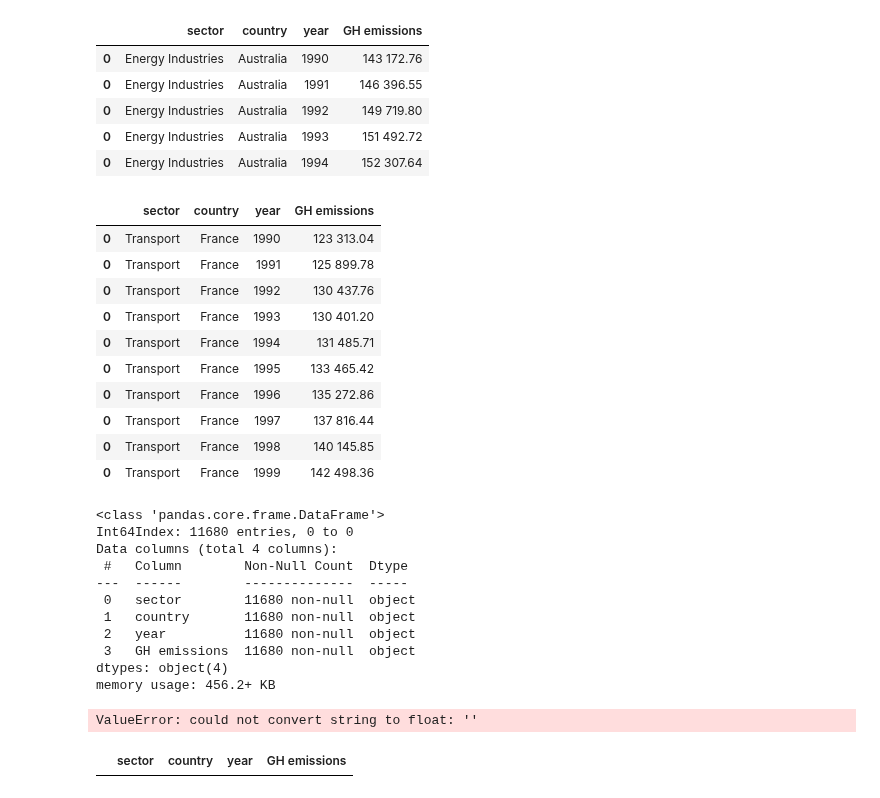
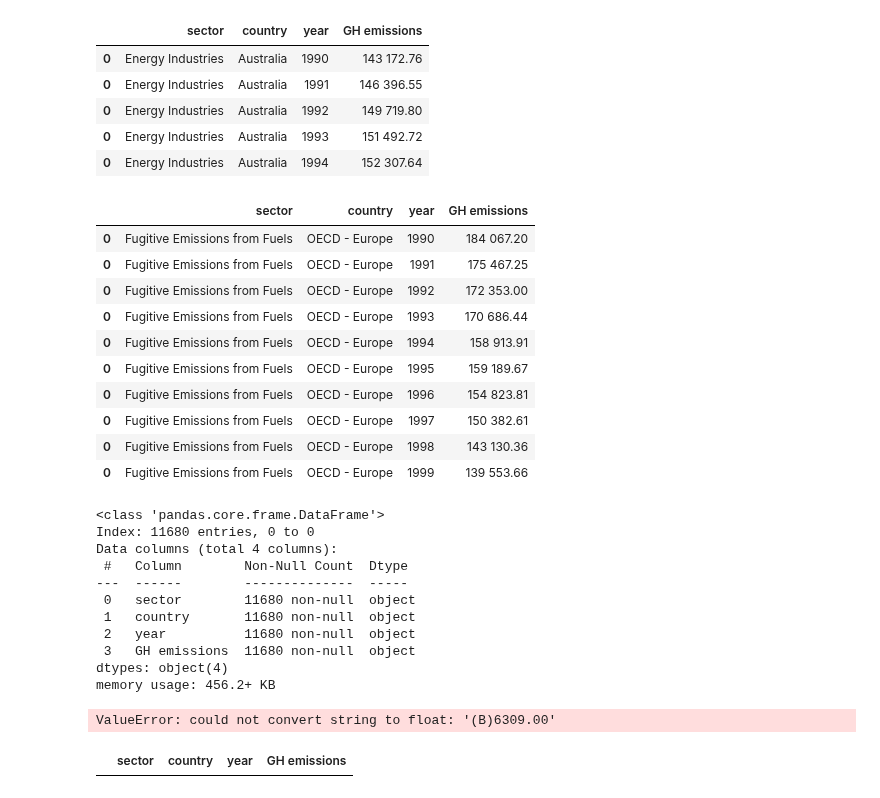
Before and after one commit to Maryam-Dollet/Webscraping_project, a Jupyter notebook: environmental_impact_olympic_games.ipynb, the cells around one changed output. Cells and saved outputs as stored; diff of their text form; code cells hidden in the pictures.

Commit message:
cp emissions

```diff
--- a/environmental_impact_olympic_games.ipynb
+++ b/environmental_impact_olympic_games.ipynb
@@ -103,10 +103,17 @@ def extract_data(npage, sector_name, df):
     for row in tqdm.tqdm(rows):
         cells = row.findAll('td')
         country = cells[0].text
-        for i in range(0, 32):
-            year = 1990 + i
-            GH = cells[i+2].text
-            df = pd.concat([df, pd.DataFrame([[sector_name, country, year, GH]], columns=['sector', 'country', 'year', 'GH emissions'])])
+        if country == 'Non-OECD Economies':
+            country = cells[1].text
+            for i in range(0, 32):
+                year = 1990 + i
+                GH = cells[i+3].text
+                df = pd.concat([df, pd.DataFrame([[sector_name, country, year, GH]], columns=['sector', 'country', 'year', 'GH emissions'])])
+        else :
+            for i in range(0, 32):
+                year = 1990 + i
+                GH = cells[i+2].text
+                df = pd.concat([df, pd.DataFrame([[sector_name, country, year, GH]], columns=['sector', 'country', 'year', 'GH emissions'])])
 
     return df
 # %% [markdown]
@@ -162,25 +169,25 @@ df.head()
 | 0 | Energy Industries | Australia | 1993 | 151 492.72 |
 | 0 | Energy Industries | Australia | 1994 | 152 307.64 |
 # %%
-# we search for the lines that have both country = 'OECD Asia Oceania' and sector = 'CO2 from Transport and Storage' emission
-df[(df['country'] == 'France') & (df['sector'] == 'Transport')].head(10)
+# we search for the lines that have both country = 'OECD - Europe' and sector = 'Fugitive Emissions from Fuels'
+df[(df['country'] == 'OECD - Europe') & (df['sector'] == 'Fugitive Emissions from Fuels')].head(10)
 # %% [output]
 |  | sector | country | year | GH emissions |
-| 0 | Transport | France | 1990 | 123 313.04 |
-| 0 | Transport | France | 1991 | 125 899.78 |
-| 0 | Transport | France | 1992 | 130 437.76 |
-| 0 | Transport | France | 1993 | 130 401.20 |
-| 0 | Transport | France | 1994 | 131 485.71 |
-| 0 | Transport | France | 1995 | 133 465.42 |
-| 0 | Transport | France | 1996 | 135 272.86 |
-| 0 | Transport | France | 1997 | 137 816.44 |
-| 0 | Transport | France | 1998 | 140 145.85 |
-| 0 | Transport | France | 1999 | 142 498.36 |
+| 0 | Fugitive Emissions from Fuels | OECD - Europe | 1990 | 184 067.20 |
+| 0 | Fugitive Emissions from Fuels | OECD - Europe | 1991 | 175 467.25 |
+| 0 | Fugitive Emissions from Fuels | OECD - Europe | 1992 | 172 353.00 |
+| 0 | Fugitive Emissions from Fuels | OECD - Europe | 1993 | 170 686.44 |
+| 0 | Fugitive Emissions from Fuels | OECD - Europe | 1994 | 158 913.91 |
+| 0 | Fugitive Emissions from Fuels | OECD - Europe | 1995 | 159 189.67 |
+| 0 | Fugitive Emissions from Fuels | OECD - Europe | 1996 | 154 823.81 |
+| 0 | Fugitive Emissions from Fuels | OECD - Europe | 1997 | 150 382.61 |
+| 0 | Fugitive Emissions from Fuels | OECD - Europe | 1998 | 143 130.36 |
+| 0 | Fugitive Emissions from Fuels | OECD - Europe | 1999 | 139 553.66 |
 # %%
 df.info()
 # %% [output]
 <class 'pandas.core.frame.DataFrame'>
-Int64Index: 11680 entries, 0 to 0
+Index: 11680 entries, 0 to 0
 Data columns (total 4 columns):
  #   Column        Non-Null Count  Dtype
 ---  ------        --------------  -----
@@ -200,7 +210,7 @@ df2['country'] = df2['country'].astype(str)
 df2['year'] = df2['year'].astype(int)
 df2['GH emissions'] = df2['GH emissions'].str.replace('\xa0', '').replace("..", 'NaN').astype(float)
 # %% [output]
-ValueError: could not convert string to float: ''
+ValueError: could not convert string to float: '(B)6309.00'
 # %%
 # we find the element 143\xa0172.76 in the dataframe
 df[df['GH emissions'] == '\xa0']
```
Also changed, not shown: parts of 3 cells of this notebook, 1 other file.
